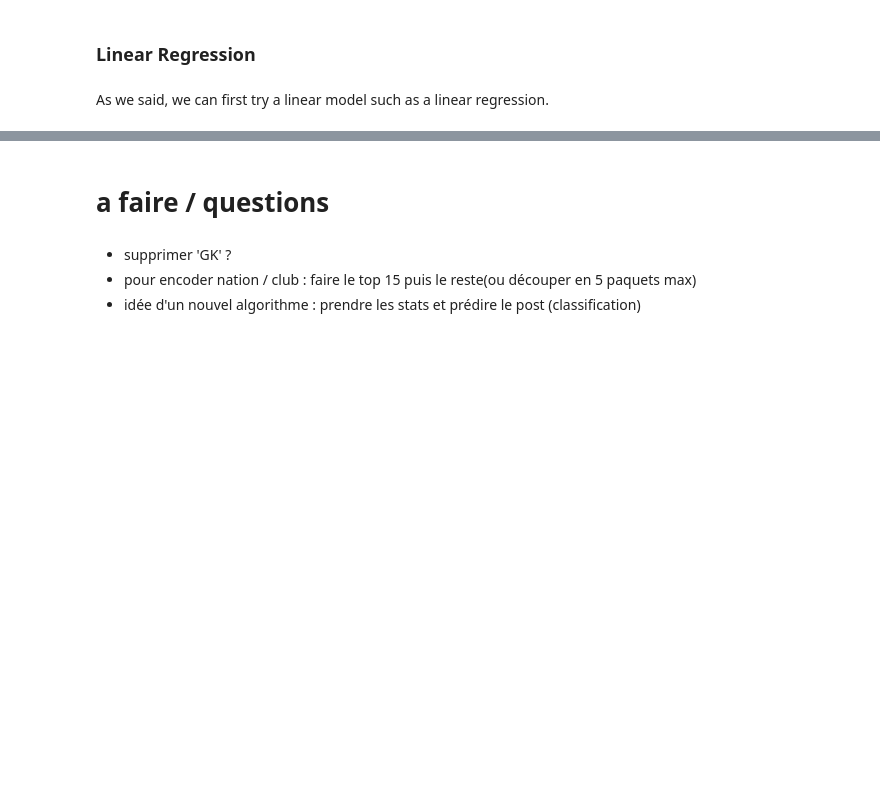
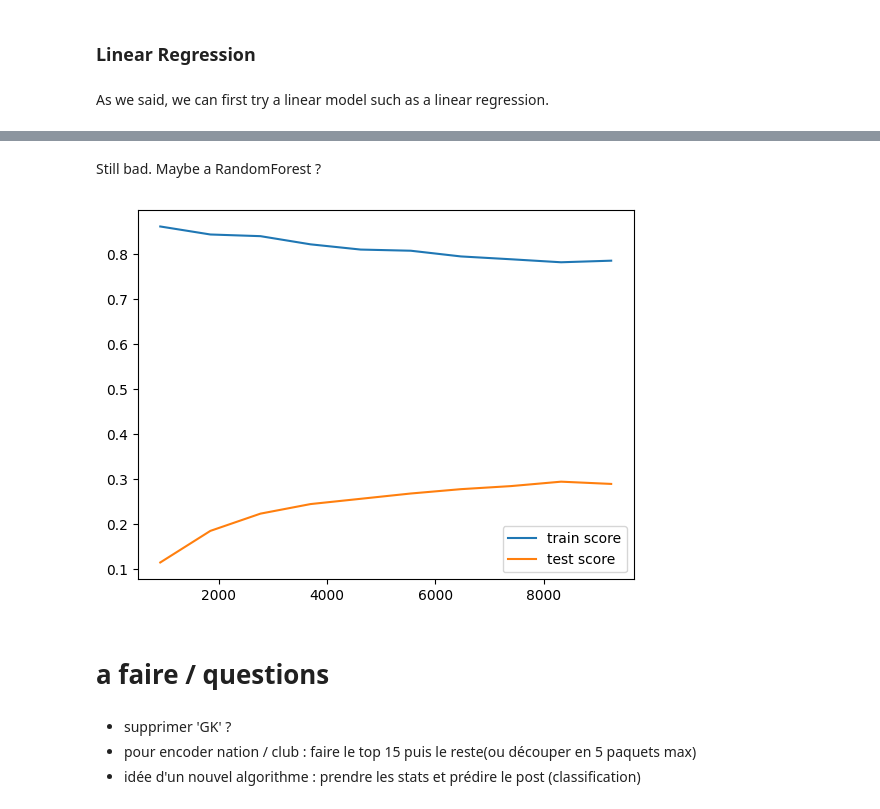
Before and after one commit to elouanzer/AAAproject_FC24, a Jupyter notebook: FC24_MLproject.ipynb, the cells around one changed output, grey strips where cells are left out. Saved outputs shown, nothing was run; the diff lists cells and outputs as text; code cells hidden in the pictures; blank space fills up the shorter version.

```diff
--- a/FC24_MLproject.ipynb
+++ b/FC24_MLproject.ipynb
@@ -379,3 +400,17 @@ No overfitting !
+# %% [markdown]
+Still bad. Maybe a RandomForest ?
+# %%
+random_forest_1 = make_pipeline(
+    transformer_1_noscaling,
+    RandomForestRegressor(n_estimators=30, max_depth=20)
+)
+
+#cv_random_forest_1 = cross_val_score(random_forest_1, X_train, y_train, cv=10)
+#cv_random_forest_1
+
+plot_learning_curve(random_forest_1, cv=3)
+# %% [output]
+[figure, added]
 # %% [markdown]
 # a faire / questions
 # %% [markdown]
```
Also changed, not shown: parts of 12 cells of this notebook.
